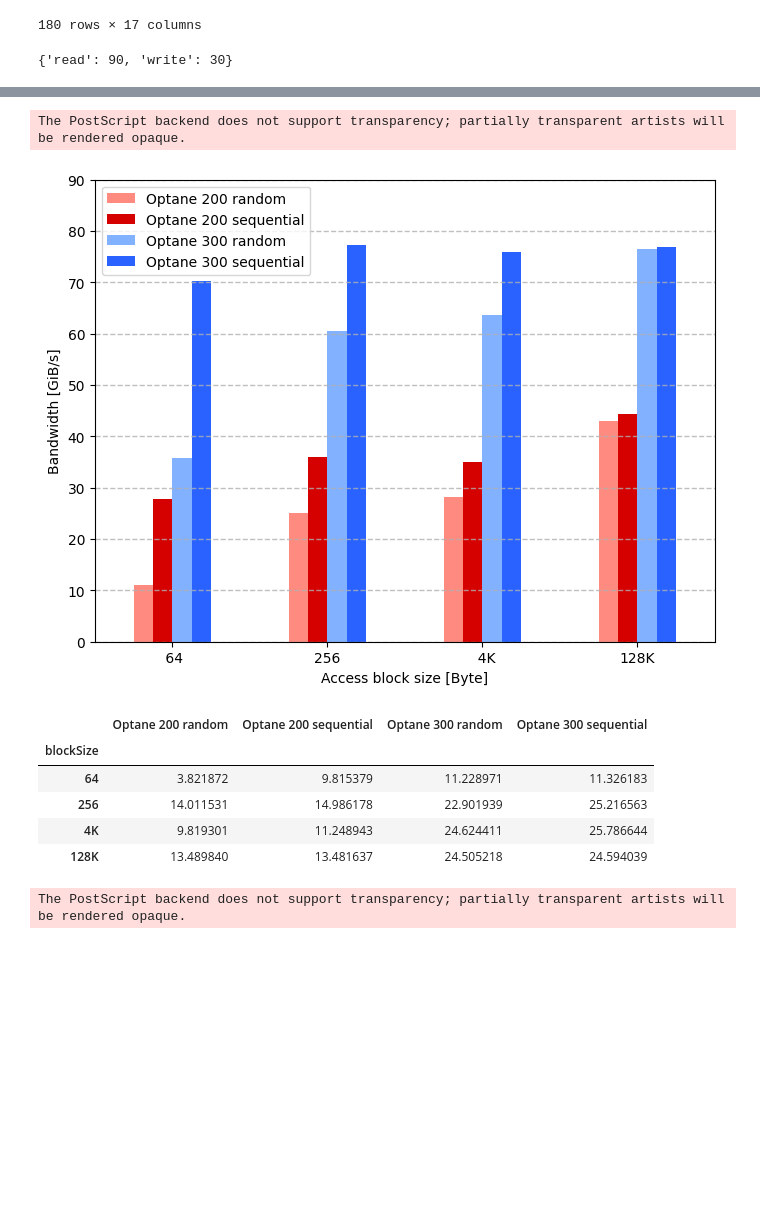
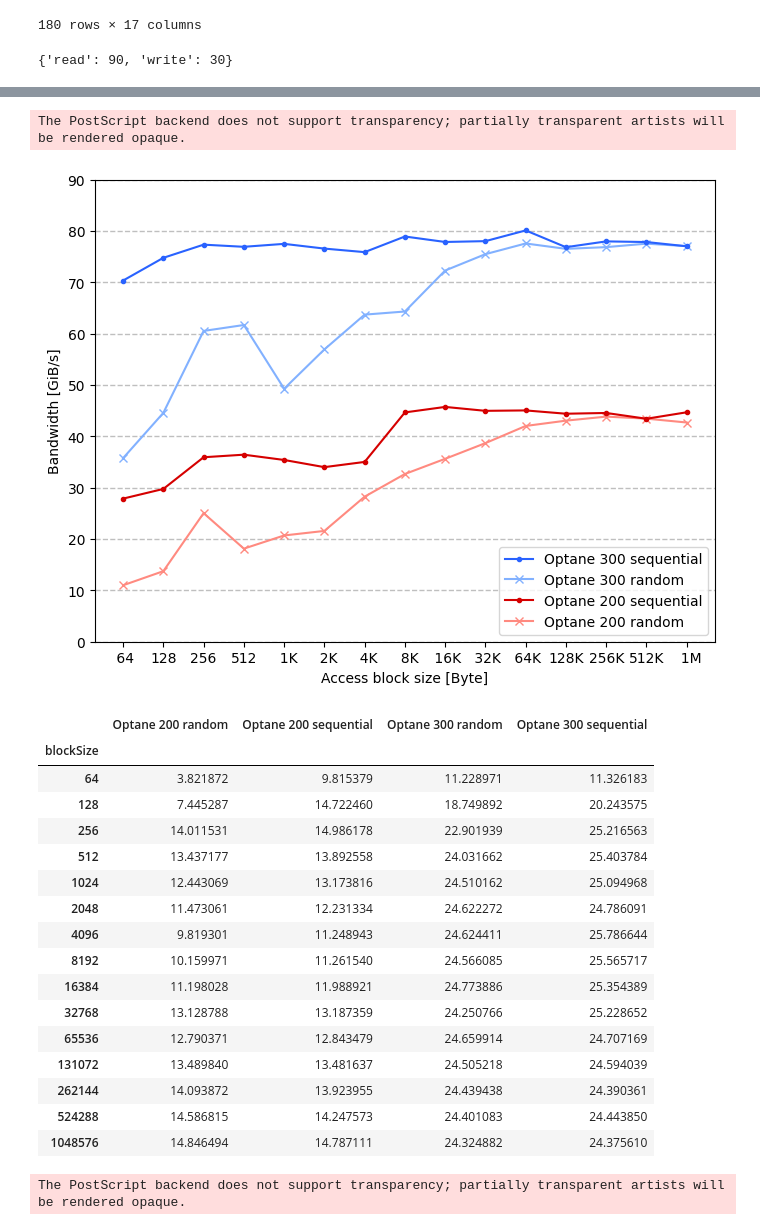
Before and after one commit to range3/pmembench, a Jupyter notebook: eval/plot/pmem2bench.ipynb, the cells around one changed output, grey strips where cells are left out. Saved outputs shown, nothing was run; the diff lists cells and outputs as text; code cells hidden in the pictures; blank space fills up the shorter version.

Commit message:
Update figures

```diff
--- a/eval/plot/pmem2bench.ipynb
+++ b/eval/plot/pmem2bench.ipynb
@@ -153,6 +153,10 @@ for idx, df_sub in df.query("platform == 'pegasus' and source == 'devdax'").grou
     ax.grid(which = "major", axis = "y", alpha = 0.8,
         linestyle = "--", linewidth = 1)
 
+    if idx[2] == "write":
+        handles, labels = ax.get_legend_handles_labels()# 凡例の情報を取得
+        ax.legend(handles=handles[::-1],labels=labels[::-1])# 判例を逆順に表示
+
     fig.show()
     save(fig, f"pmembench-{idx[0]}-{idx[1]}-{idx[2]}-{idx[3]}{'-movnt' if idx[2] == 'write' and idx[4] else ''}")
     plt.show()
@@ -302,8 +306,8 @@ ymax["read"] = 90
 print(ymax)
 
 platform_list = ["chris90", "pegasus"]
-blocksize_list = [64, 256, 4*1024, 128*1024]
-# blocksize_list = [2**x for x in range(6, 21)]
+# blocksize_list = [64, 256, 4*1024, 128*1024]
+blocksize_list = [2**x for x in range(6, 21)]
 
 df = df.loc[df.blockSize.isin(blocksize_list)]
 
@@ -321,7 +325,7 @@ for accessType in ["read", "write"]:
         for idx, df_sub in df[(df.accessType == accessType) & (df.platform == platform)].groupby(["source", "accessPattern", "nonTemporal", "device"])
     ], axis=1)
 
-    df_plot.index = df_plot.index.map(lambda x: pretty_fmt(x, suffix=""))
+    # df_plot.index = df_plot.index.map(lambda x: pretty_fmt(x, suffix=""))
 
     display(df_plot)
 
@@ -329,20 +333,23 @@ for accessType in ["read", "write"]:
     fig.patch.set_alpha(1)
 
     ax = df_plot.plot(
-        kind="bar",
+        # kind="bar",
         ax=fig.add_subplot(),
         rot=0,
         xlabel="Access block size [Byte]",
         ylabel="Bandwidth [GiB/s]",
         ylim=[0, ymax[accessType]],
-        style=".-",
+        style=["x-", ".-", "x-", ".-"],
         color=color_list,
     )
 
     # ax.set_title(f"Devdax {accessType.capitalize()} {'( nt-store )' if accessType == 'write' else ''}")
-    # ax.set_xscale("log", base=2)
-    # ax.set_xticks(df_plot.index, [pretty_fmt(x, suffix="") for x in df_plot.index])
+    ax.set_xscale("log", base=2)
+    ax.set_xticks(df_plot.index, [pretty_fmt(x, suffix="") for x in df_plot.index])
     ax.grid(which = "major", axis = "y", alpha = 0.8, linestyle = "--", linewidth = 1)
+
+    handles, labels = ax.get_legend_handles_labels()# 凡例の情報を取得
+    ax.legend(handles=handles[::-1],labels=labels[::-1])# 判例を逆順に表示
 
     fig.show()
     save(fig, f"pmembench-comp-devdax-{accessType}")
@@ -358,9 +376,20 @@ for accessType in ["read", "write"]:
 The PostScript backend does not support transparency; partially transparent artists will be rendered opaque.
-[figure, old version]
+[figure, new version]
 |  | Optane 200 random | Optane 200 sequential | Optane 300 random | Optane 300 sequential |
 | blockSize |  |  |  |  |
 | 64 | 3.821872 | 9.815379 | 11.228971 | 11.326183 |
+| 128 | 7.445287 | 14.722460 | 18.749892 | 20.243575 |
 | 256 | 14.011531 | 14.986178 | 22.901939 | 25.216563 |
-| 4K | 9.819301 | 11.248943 | 24.624411 | 25.786644 |
-| 128K | 13.489840 | 13.481637 | 24.505218 | 24.594039 |
+| 512 | 13.437177 | 13.892558 | 24.031662 | 25.403784 |
+| 1024 | 12.443069 | 13.173816 | 24.510162 | 25.094968 |
+| 2048 | 11.473061 | 12.231334 | 24.622272 | 24.786091 |
+| 4096 | 9.819301 | 11.248943 | 24.624411 | 25.786644 |
+| 8192 | 10.159971 | 11.261540 | 24.566085 | 25.565717 |
+| 16384 | 11.198028 | 11.988921 | 24.773886 | 25.354389 |
+| 32768 | 13.128788 | 13.187359 | 24.250766 | 25.228652 |
+| 65536 | 12.790371 | 12.843479 | 24.659914 | 24.707169 |
+| 131072 | 13.489840 | 13.481637 | 24.505218 | 24.594039 |
+| 262144 | 14.093872 | 13.923955 | 24.439438 | 24.390361 |
+| 524288 | 14.586815 | 14.247573 | 24.401083 | 24.443850 |
+| 1048576 | 14.846494 | 14.787111 | 24.324882 | 24.375610 |
 The PostScript backend does not support transparency; partially transparent artists will be rendered opaque.
```
Also changed, not shown: parts of 2 cells of this notebook, 14 other files.
